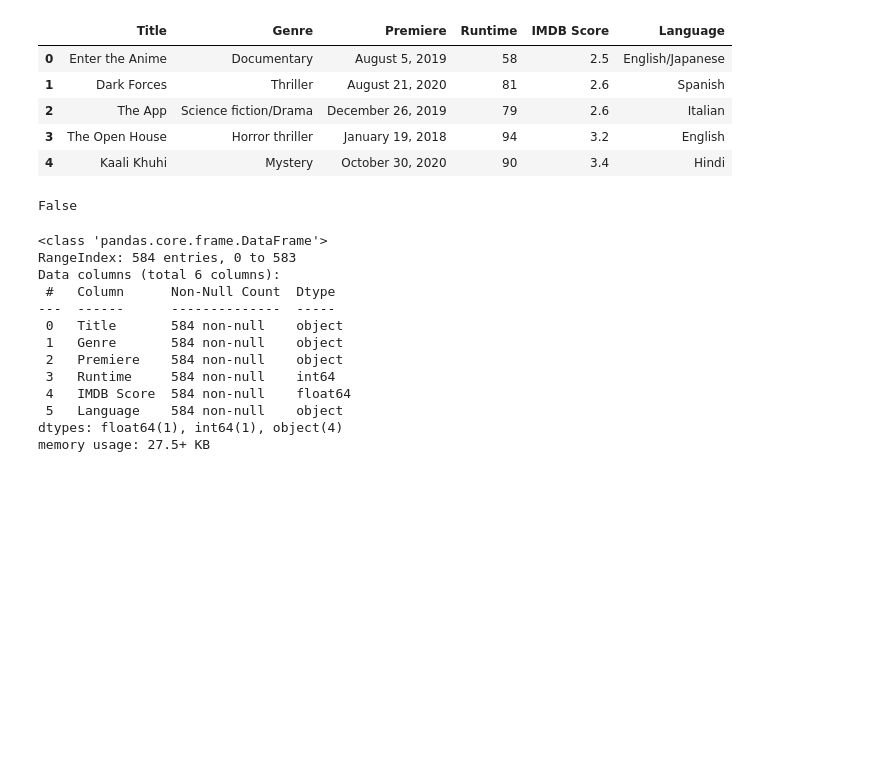
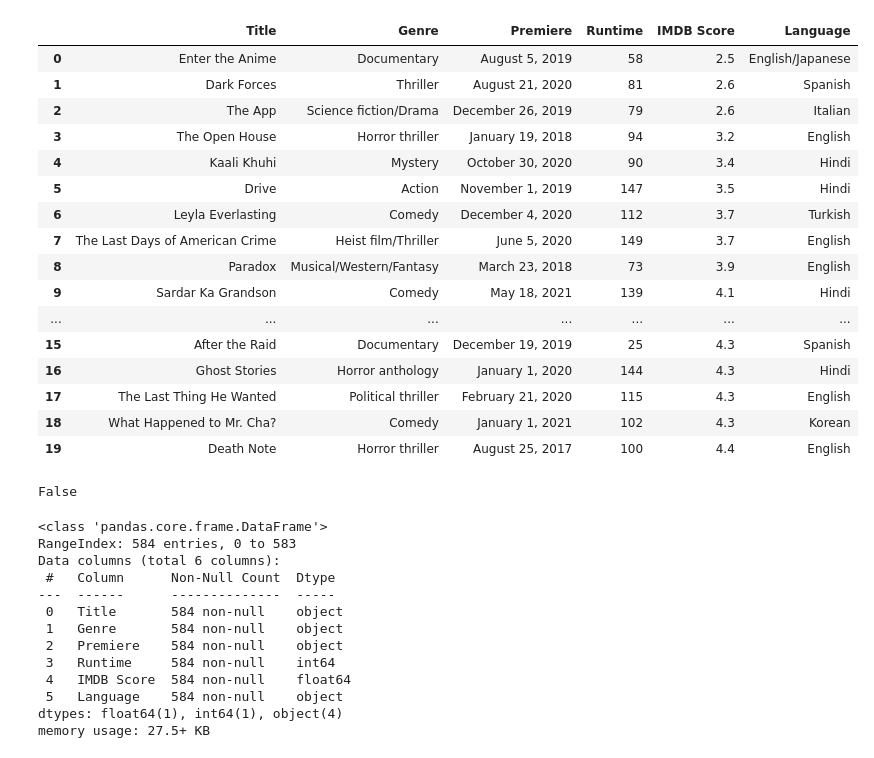
Before and after one commit to NKS8/Rutgers_DS_Project_2, a Jupyter notebook: Movie_Cleaning.ipynb, the cells around one changed output. Drawn from its saved outputs; the diff is of its cells as text; code cells hidden in the pictures; blank space fills up the shorter version.

```diff
--- a/Movie_Cleaning.ipynb
+++ b/Movie_Cleaning.ipynb
@@ -11,14 +11,25 @@ from pprint import pprint
 # %%
 #Read and Display CSV file
 flix = pd.read_csv('../Rutgers_DS_Project_2/NetflixOriginals.csv')
-flix.head()
+flix.head(20)
 # %% [output]
 |  | Title | Genre | Premiere | Runtime | IMDB Score | Language |
 | 0 | Enter the Anime | Documentary | August 5, 2019 | 58 | 2.5 | English/Japanese |
 | 1 | Dark Forces | Thriller | August 21, 2020 | 81 | 2.6 | Spanish |
 | 2 | The App | Science fiction/Drama | December 26, 2019 | 79 | 2.6 | Italian |
 | 3 | The Open House | Horror thriller | January 19, 2018 | 94 | 3.2 | English |
 | 4 | Kaali Khuhi | Mystery | October 30, 2020 | 90 | 3.4 | Hindi |
+| 5 | Drive | Action | November 1, 2019 | 147 | 3.5 | Hindi |
+| 6 | Leyla Everlasting | Comedy | December 4, 2020 | 112 | 3.7 | Turkish |
+| 7 | The Last Days of American Crime | Heist film/Thriller | June 5, 2020 | 149 | 3.7 | English |
+| 8 | Paradox | Musical/Western/Fantasy | March 23, 2018 | 73 | 3.9 | English |
+| 9 | Sardar Ka Grandson | Comedy | May 18, 2021 | 139 | 4.1 | Hindi |
+| ... | ... | ... | ... | ... | ... | ... |
+| 15 | After the Raid | Documentary | December 19, 2019 | 25 | 4.3 | Spanish |
+| 16 | Ghost Stories | Horror anthology | January 1, 2020 | 144 | 4.3 | Hindi |
+| 17 | The Last Thing He Wanted | Political thriller | February 21, 2020 | 115 | 4.3 | English |
+| 18 | What Happened to Mr. Cha? | Comedy | January 1, 2021 | 102 | 4.3 | Korean |
+| 19 | Death Note | Horror thriller | August 25, 2017 | 100 | 4.4 | English |
 # %%
 #Verify whether any values are missing in df
 flix.isnull().values.any()
```
Also changed, not shown: parts of 4 cells of this notebook.
